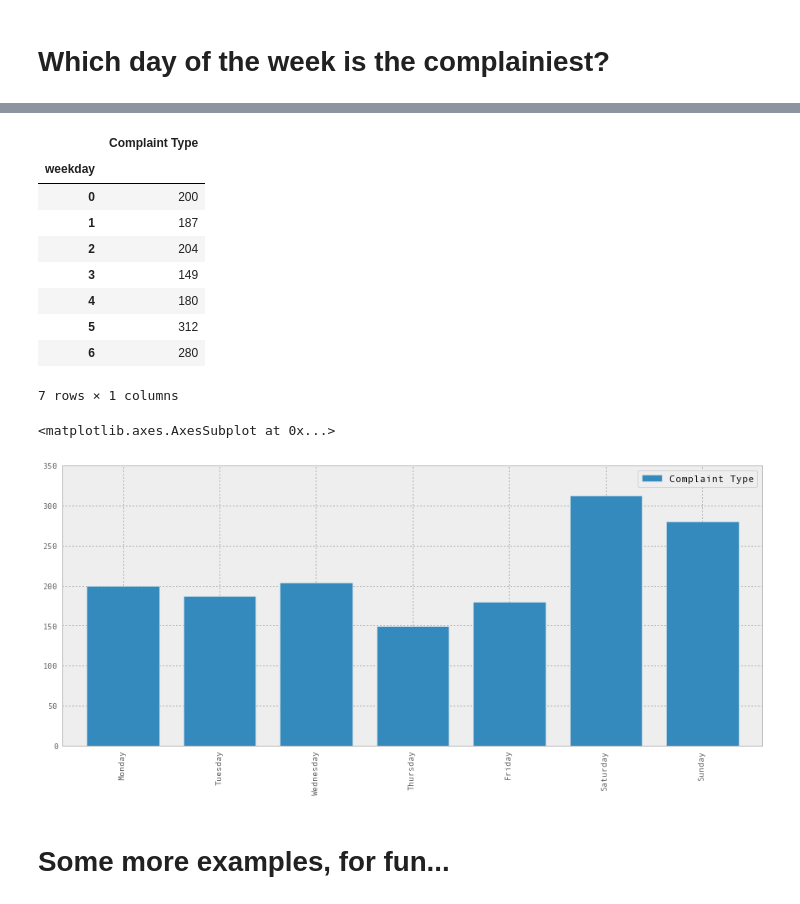
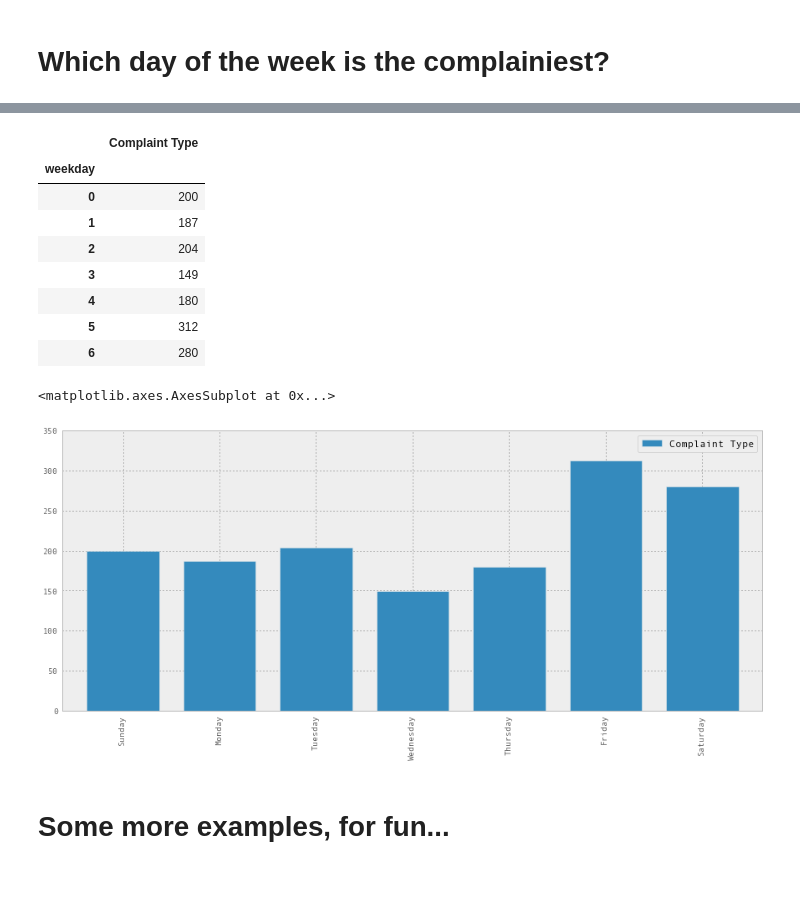
Before and after one commit to jvns/talks, a Jupyter notebook: pydatanyc2013/NYC Python talk.ipynb, the cells around one changed output, grey strips where cells are left out. Cells and saved outputs as stored; diff of their text form; code cells hidden in the pictures.

```diff
--- a/pydatanyc2013/NYC Python talk.ipynb
+++ b/pydatanyc2013/NYC Python talk.ipynb
@@ -280,6 +276,6 @@ noise_complaints = noise_complaints.resample('H', how=len)
 # %%
 complaints = requests[['Created Date', 'Complaint Type']]
 noise_complaints = complaints[complaints['Complaint Type'] == 'Noise - Street/Sidewalk']
-noise_complaints.set_index('Created Date').sort_index().resample('7D', how=len).plot(kind='bar')
+noise_complaints.set_index('Created Date').sort_index().resample('H', how=len).plot()
 # %% [output]
 <matplotlib.axes.AxesSubplot at 0x...>
@@ -293,7 +289,3 @@ noise_complaints.set_index('Created Date').sort_index().resample('D', how=len).p
 [figure]
 # %% [markdown]
 # Which day of the week is the complainiest?
-# %%
-complaints = requests[['Created Date', 'Complaint Type']]
-noise_complaints = complaints[complaints['Complaint Type'] == 'Noise - Street/Sidewalk']
-noise_complaints = noise_complaints.set_index('Created Date').sort_index()
@@ -344,13 +305,12 @@ complaints_by_day
 | 4 | 180 |
 | 5 | 312 |
 | 6 | 280 |
-7 rows × 1 columns
 # %%
-complaints_by_day.index = ['Monday', 'Tuesday', 'Wednesday', 'Thursday', 'Friday', 'Saturday', 'Sunday']
+complaints_by_day.index = ['Sunday', 'Monday', 'Tuesday', 'Wednesday', 'Thursday', 'Friday', 'Saturday']
 complaints_by_day.plot(kind='bar')
 # %% [output]
 <matplotlib.axes.AxesSubplot at 0x...>
-[figure, old version]
+[figure, new version]
 # %% [markdown]
 # Some more examples, for fun...
 # %% [markdown]
```
Also changed, not shown: parts of 15 cells of this notebook, 2 other files.
